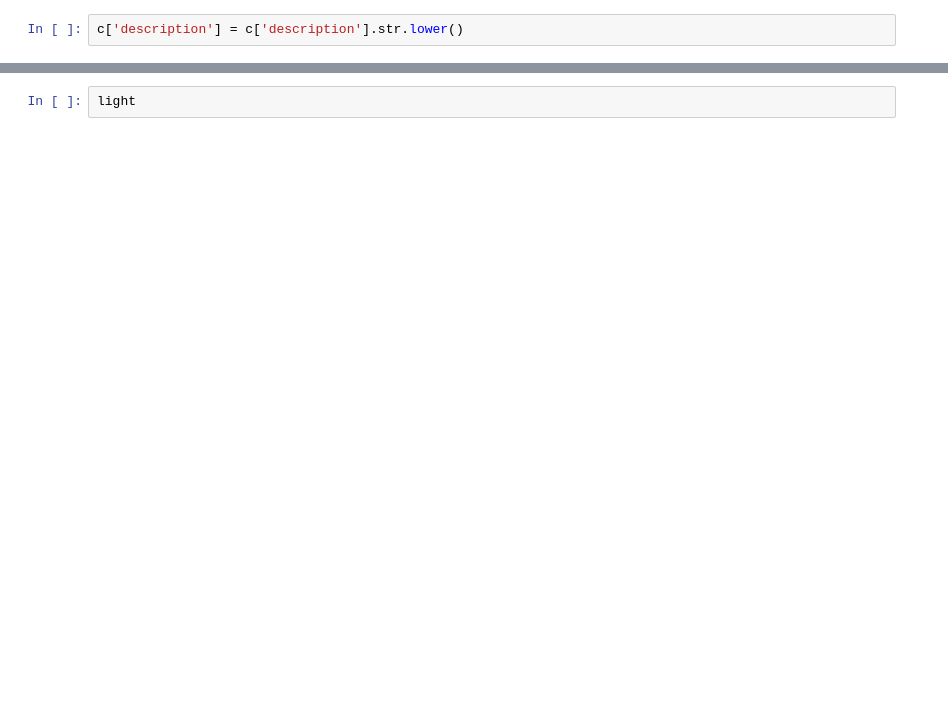
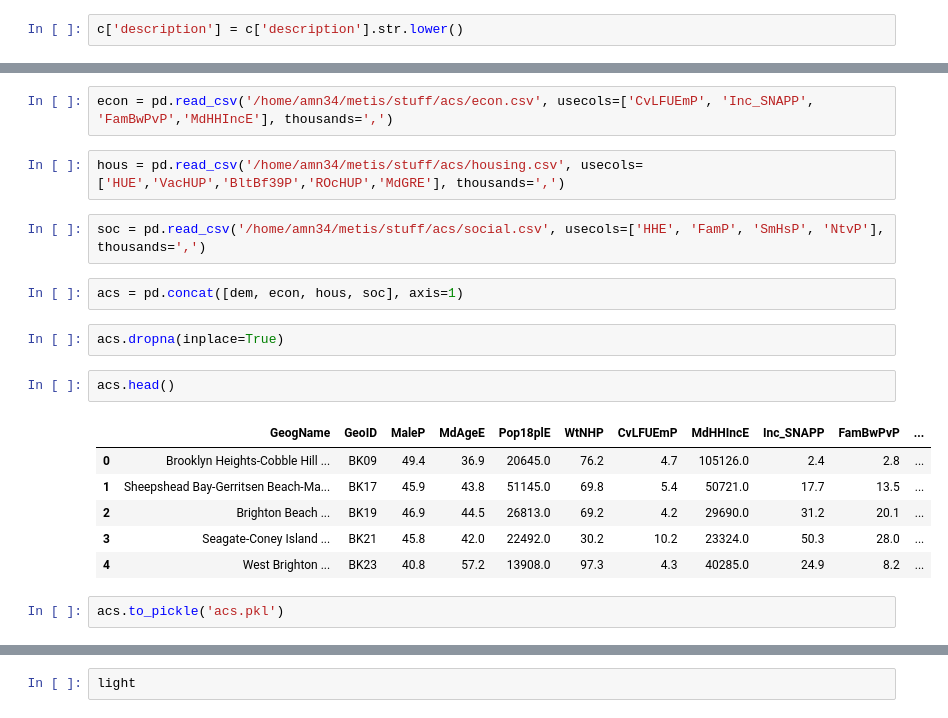
Before and after one commit to annemanguyen/metis_projects, a Jupyter notebook: 311/311.ipynb, the cells around one changed output, grey strips where cells are left out. Saved outputs shown, nothing was run; the diff lists cells and outputs as text; blank space fills up the shorter version.

```diff
--- a/311/311.ipynb
+++ b/311/311.ipynb
@@ -20,0 +66,21 @@ c['description'] = c['description'].str.lower()
+# %%
+econ = pd.read_csv('/home/amn34/metis/stuff/acs/econ.csv', usecols=['CvLFUEmP', 'Inc_SNAPP', 'FamBwPvP','MdHHIncE'], thousands=',')
+# %%
+hous = pd.read_csv('/home/amn34/metis/stuff/acs/housing.csv', usecols=['HUE','VacHUP','BltBf39P','ROcHUP','MdGRE'], thousands=',')
+# %%
+soc = pd.read_csv('/home/amn34/metis/stuff/acs/social.csv', usecols=['HHE', 'FamP', 'SmHsP', 'NtvP'], thousands=',')
+# %%
+acs = pd.concat([dem, econ, hous, soc], axis=1)
+# %%
+acs.dropna(inplace=True)
+# %%
+acs.head()
+# %% [output]
+|  | GeogName | GeoID | MaleP | MdAgeE | Pop18plE | WtNHP | CvLFUEmP | MdHHIncE | Inc_SNAPP | FamBwPvP | ... |
+| 0 | Brooklyn Heights-Cobble Hill ... | BK09 | 49.4 | 36.9 | 20645.0 | 76.2 | 4.7 | 105126.0 | 2.4 | 2.8 | ... |
+| 1 | Sheepshead Bay-Gerritsen Beach-Ma... | BK17 | 45.9 | 43.8 | 51145.0 | 69.8 | 5.4 | 50721.0 | 17.7 | 13.5 | ... |
+| 2 | Brighton Beach ... | BK19 | 46.9 | 44.5 | 26813.0 | 69.2 | 4.2 | 29690.0 | 31.2 | 20.1 | ... |
+| 3 | Seagate-Coney Island ... | BK21 | 45.8 | 42.0 | 22492.0 | 30.2 | 10.2 | 23324.0 | 50.3 | 28.0 | ... |
+| 4 | West Brighton ... | BK23 | 40.8 | 57.2 | 13908.0 | 97.3 | 4.3 | 40285.0 | 24.9 | 8.2 | ... |
+# %%
+acs.to_pickle('acs.pkl')
```
Also changed, not shown: parts of 62 cells of this notebook, 11 other files.
